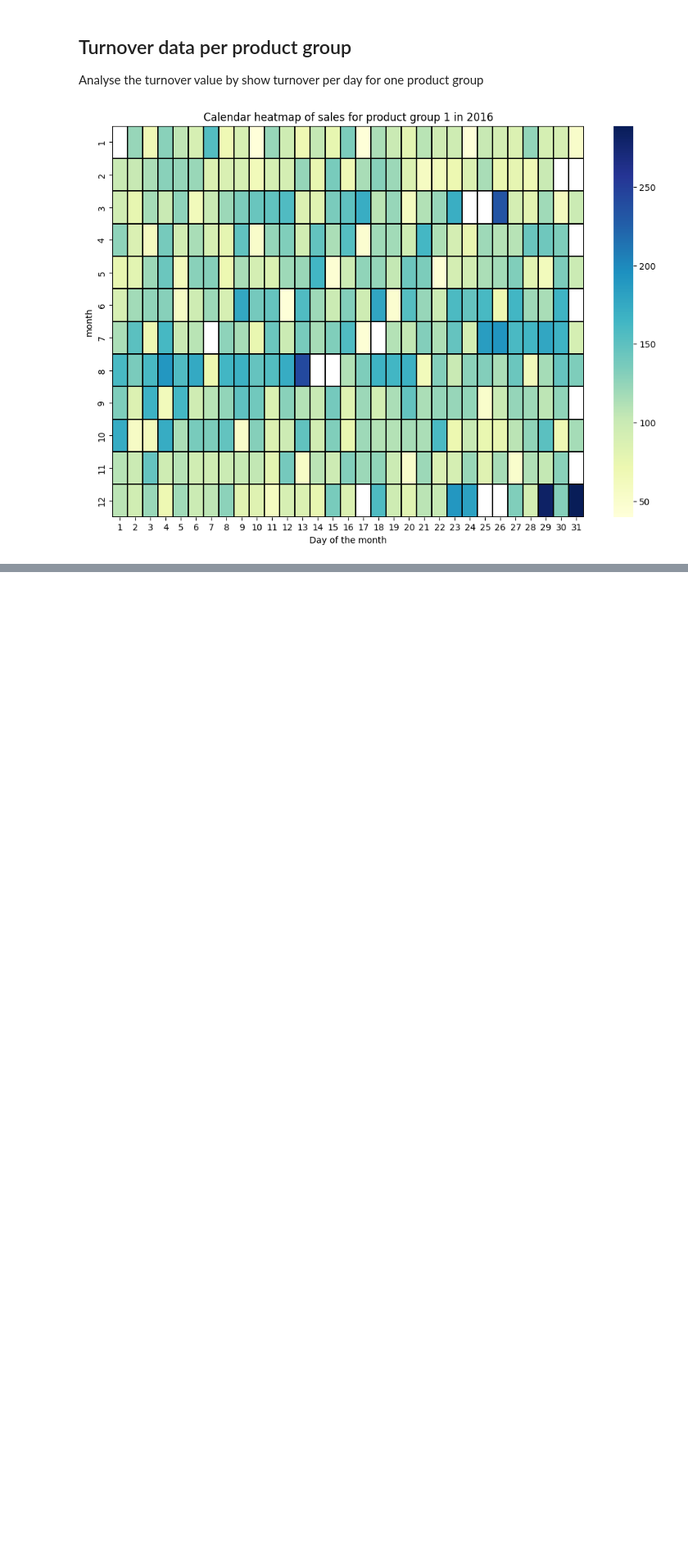
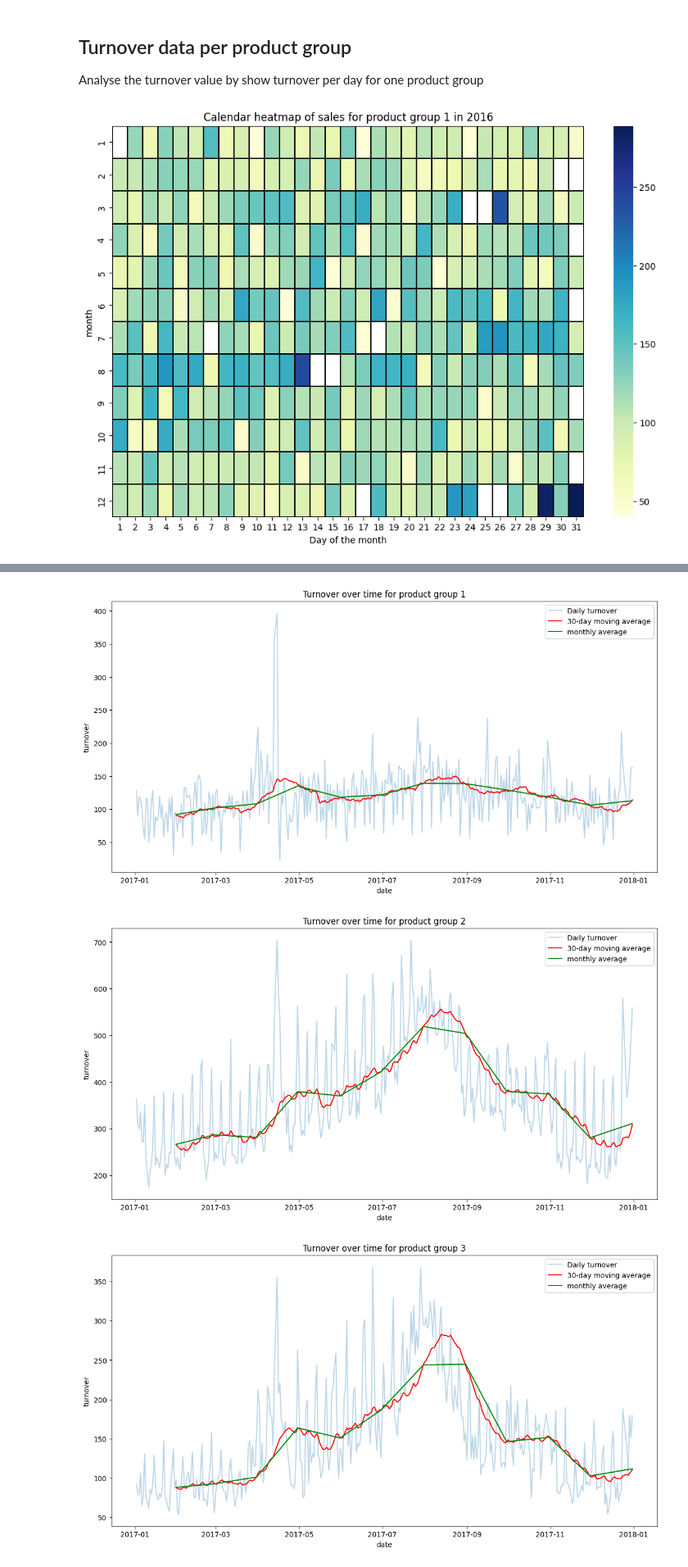
Before and after one commit to sebkrueger/bakery__sales_prediction_ml_project, a Jupyter notebook: 1_DatasetCharacteristics/Umsatzdaten_gekuerzt.ipynb, the cells around one changed output, grey strips where cells are left out. Shown at 82% size. Cells and saved outputs as stored; diff of their text form; code cells hidden in the pictures; blank space fills up the shorter version.

```diff
--- a/1_DatasetCharacteristics/Umsatzdaten_gekuerzt.ipynb
+++ b/1_DatasetCharacteristics/Umsatzdaten_gekuerzt.ipynb
@@ -157,0 +239,11 @@ plt.show()
+# %%
+# to show more details for one year, pick only 2017 values
+sales_data_2017 = sales_data[sales_data['Datum'].dt.year == 2017]
+
+# loop over product groups and create diagrams
+for warengruppe in sales_data_2017['Warengruppe'].unique():
+    plot_sales_for_group(sales_data_2017, warengruppe)
+# %% [output]
+[figure, added]
+[figure, added]
+[figure, added]
```
Also changed, not shown: parts of 5 cells of this notebook.
